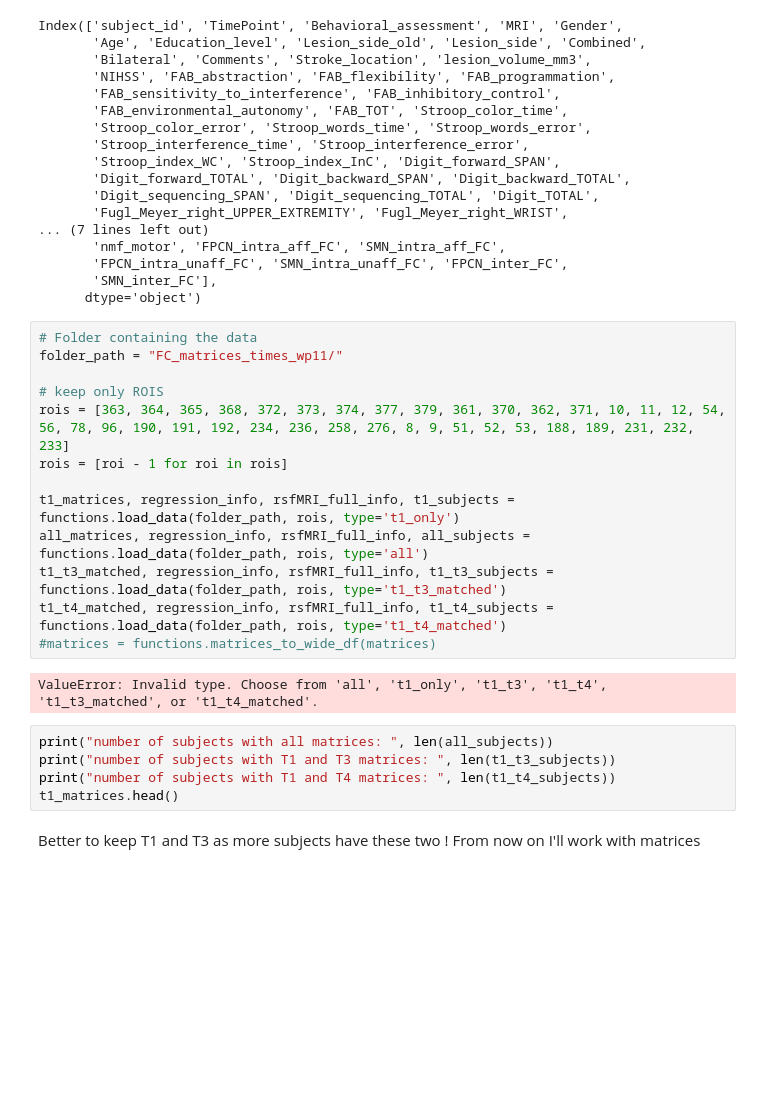
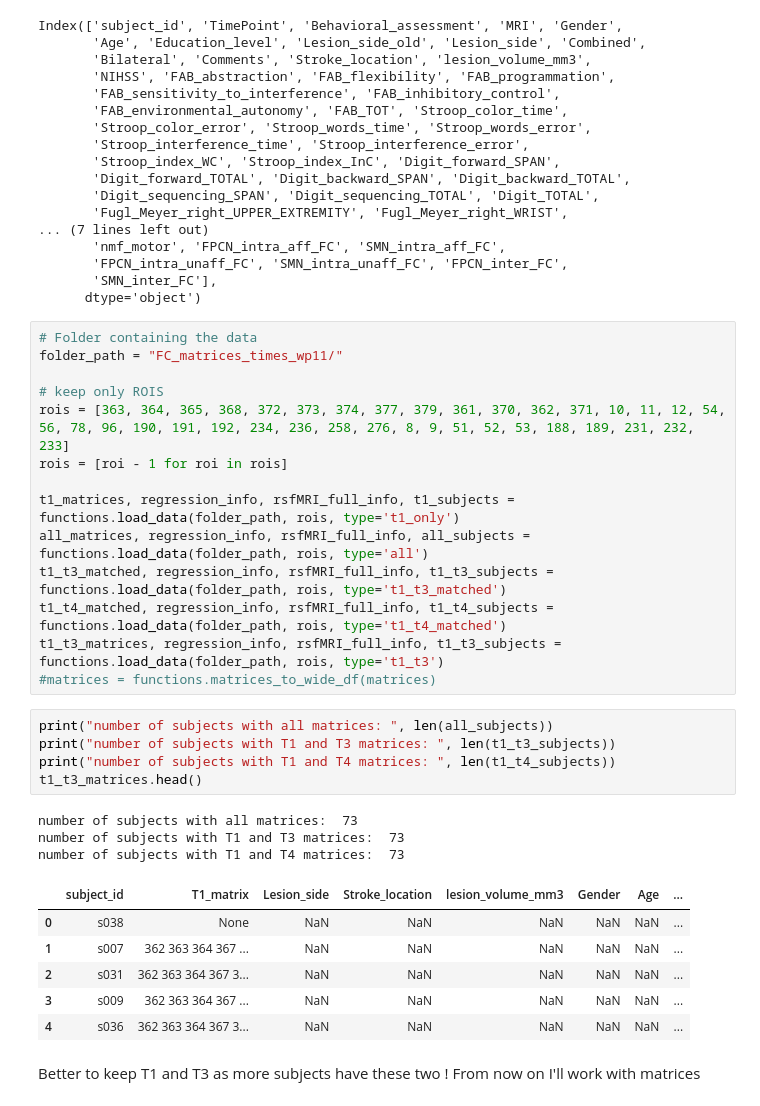
Before and after one commit to maylismlr/uphummel_MA4, a Jupyter notebook: clustering.ipynb, the cells around one changed output. Cells and saved outputs as stored; diff of their text form; blank space fills up the shorter version.

```diff
--- a/clustering.ipynb
+++ b/clustering.ipynb
@@ -56,14 +56,23 @@ t1_matrices, regression_info, rsfMRI_full_info, t1_subjects = functions.load_dat
 all_matrices, regression_info, rsfMRI_full_info, all_subjects = functions.load_data(folder_path, rois, type='all')
 t1_t3_matched, regression_info, rsfMRI_full_info, t1_t3_subjects = functions.load_data(folder_path, rois, type='t1_t3_matched')
 t1_t4_matched, regression_info, rsfMRI_full_info, t1_t4_subjects = functions.load_data(folder_path, rois, type='t1_t4_matched')
+t1_t3_matrices, regression_info, rsfMRI_full_info, t1_t3_subjects = functions.load_data(folder_path, rois, type='t1_t3')
 #matrices = functions.matrices_to_wide_df(matrices)
-# %% [output]
-ValueError: Invalid type. Choose from 'all', 't1_only', 't1_t3', 't1_t4', 't1_t3_matched', or 't1_t4_matched'.
 # %%
 print("number of subjects with all matrices: ", len(all_subjects))
 print("number of subjects with T1 and T3 matrices: ", len(t1_t3_subjects))
 print("number of subjects with T1 and T4 matrices: ", len(t1_t4_subjects))
-t1_matrices.head()
+t1_t3_matrices.head()
+# %% [output]
+number of subjects with all matrices:  73
+number of subjects with T1 and T3 matrices:  73
+number of subjects with T1 and T4 matrices:  73
+|  | subject_id | T1_matrix | Lesion_side | Stroke_location | lesion_volume_mm3 | Gender | Age | ... |
+| 0 | s038 | None | NaN | NaN | NaN | NaN | NaN | ... |
+| 1 | s007 | 362 363 364 367 ... | NaN | NaN | NaN | NaN | NaN | ... |
+| 2 | s031 | 362 363 364 367 3... | NaN | NaN | NaN | NaN | NaN | ... |
+| 3 | s009 | 362 363 364 367 ... | NaN | NaN | NaN | NaN | NaN | ... |
+| 4 | s036 | 362 363 364 367 3... | NaN | NaN | NaN | NaN | NaN | ... |
 # %% [markdown]
 Better to keep T1 and T3 as more subjects have these two !
 From now on I'll work with matrices
```
Also changed, not shown: 1 other file.
